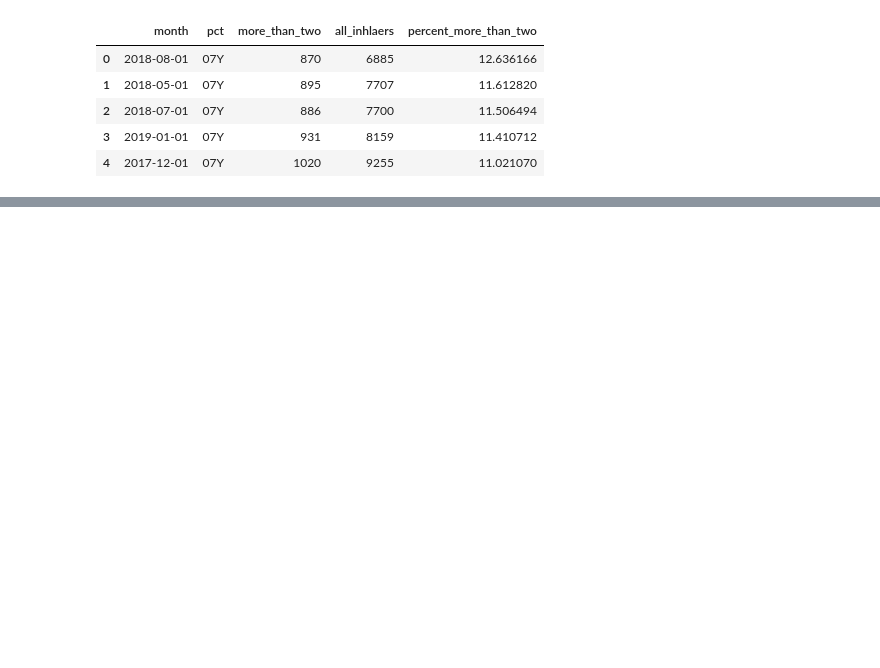
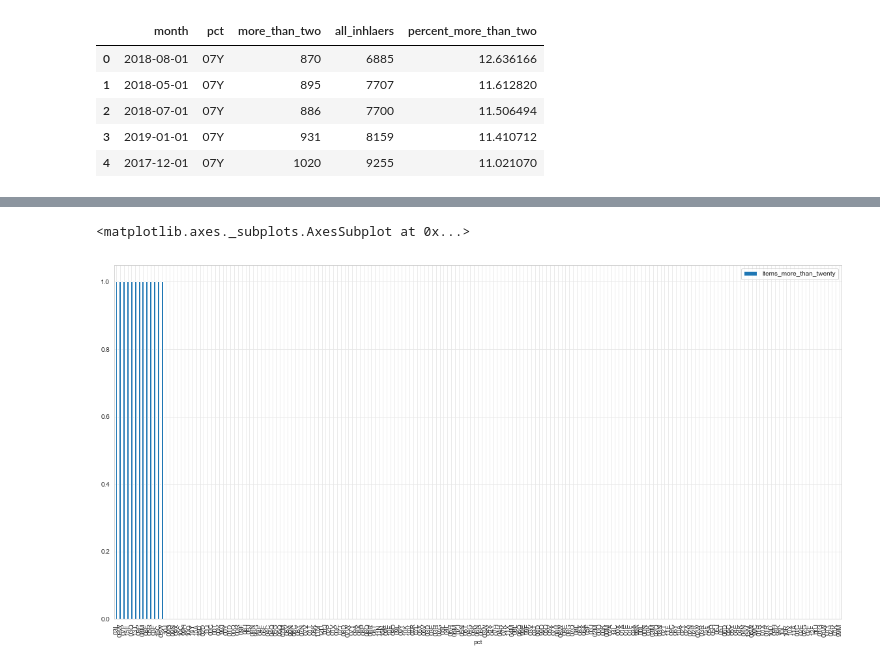
Before and after one commit to ebmdatalab/jupyter-notebooks, a Jupyter notebook: new_measures/Drafts/Enviromental Inhalers/Large Quantities of Salbutamol.ipynb, the cells around one changed output, grey strips where cells are left out. Saved outputs shown, nothing was run; the diff lists cells and outputs as text; code cells hidden in the pictures; blank space fills up the shorter version.

```diff
--- a/new_measures/Drafts/Enviromental Inhalers/Large Quantities of Salbutamol.ipynb
+++ b/new_measures/Drafts/Enviromental Inhalers/Large Quantities of Salbutamol.ipynb
@@ -96,0 +253,7 @@ plt.show()
+# %%
+june_excess_salb = excess_salb.loc[(excess_salb['month'] == '2019-06-01')]
+# %%
+june_excess_salb.sort_values('items_more_than_twenty', ascending=False).plot.bar(x='pct', y='items_more_than_twenty', figsize=(20,10))
+# %% [output]
+<matplotlib.axes._subplots.AxesSubplot at 0x...>
+[figure, added]
```
Also changed, not shown: parts of 14 cells of this notebook, 2 other files.
